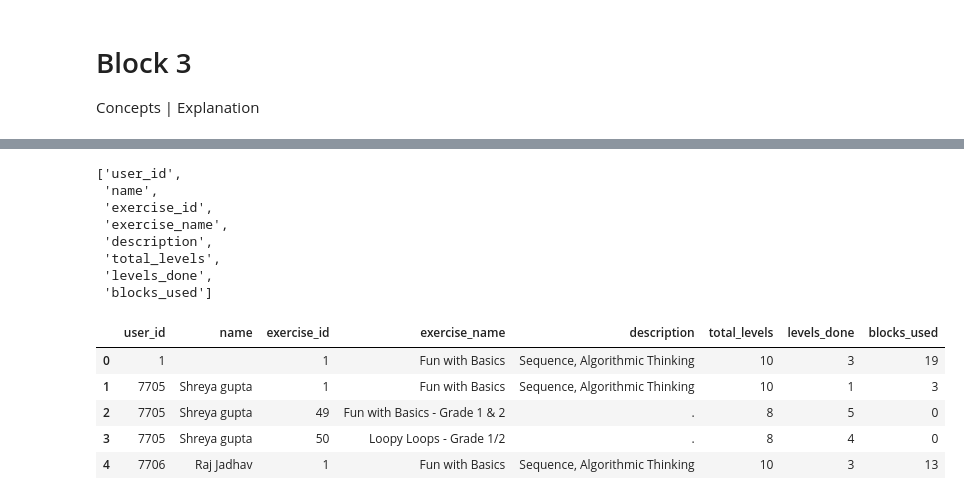
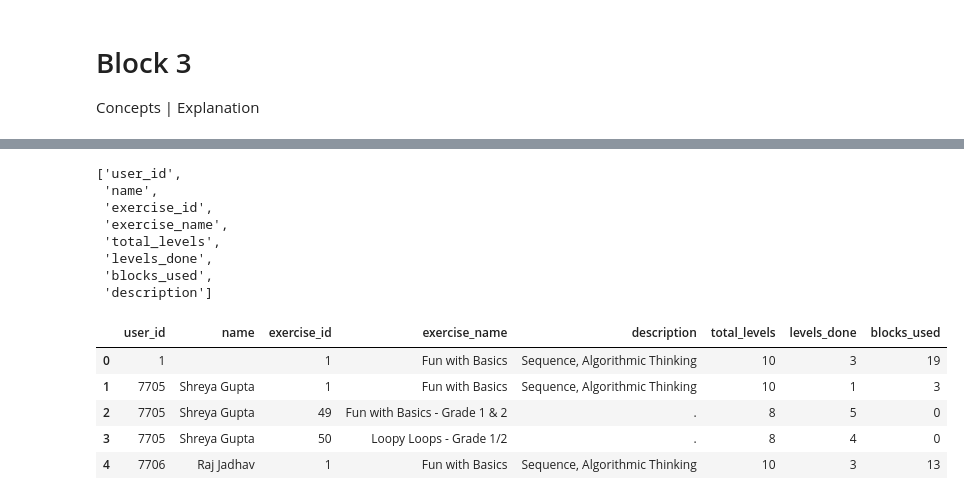
Before and after one commit to tanzeellll/itk-student-report, a Jupyter notebook: sql_data_processing.ipynb, the cells around one changed output, grey strips where cells are left out. Saved outputs shown, nothing was run; the diff lists cells and outputs as text; code cells hidden in the pictures.

```diff
--- a/sql_data_processing.ipynb
+++ b/sql_data_processing.ipynb
@@ -59,3 +59,8 @@ def count_blocks(xml):
     return len(soup.find_all('block'))
 # %%
 df['block_count'] = df['blocks'].apply(count_blocks)
+# %%
+def proper_case(string):
+    parts = string.split(' ')
+
+    return ' '.join(word.title() for word in parts[0:])
@@ -62,3 +76,5 @@ df['block_count'] = df['blocks'].apply(count_blocks)
+# %%
+df['name'] = df['name'].apply(proper_case)
 # %%
 df_ex_completed = df[df['level_completion_status']==1]
 # %%
@@ -215,21 +229,21 @@ ex.head()
 | 3 | 4 | Backyard Functions | 4 | Functions, Variables, Events | backyard_functions.png | 10 | maze | backyard_functions |  | ... |
 | 4 | 5 | Dog and the loops | 5 | Loops, Variables, Functions | Dog and the loops - Grade 4.png | 8 | maze | dog_and_the_loops |  | ... |
 # %%
-report_block3 = pd.merge(report_block2, ex[['description', 'exercise_id']], on='exercise_id', how='left')
+report_block2 = pd.merge(report_block2, ex[['description', 'exercise_id']], on='exercise_id', how='left')
 # %%
-columns = report_block3.columns.tolist()
+columns = report_block2.columns.tolist()
 columns
 # %% [output]
 ['user_id',
  'name',
  'exercise_id',
  'exercise_name',
- 'description',
  'total_levels',
  'levels_done',
- 'blocks_used']
+ 'blocks_used',
+ 'description']
 # %%
-report_block3 = report_block3[['user_id',
+report_block2 = report_block2[['user_id',
  'name',
  'exercise_id',
  'exercise_name',
@@ -238,12 +252,12 @@ report_block3 = report_block3[['user_id',
  'levels_done',
  'blocks_used']]
 # %%
-report_block3.head()
+report_block2.head()
 # %% [output]
 |  | user_id | name | exercise_id | exercise_name | description | total_levels | levels_done | blocks_used |
 | 0 | 1 |  | 1 | Fun with Basics | Sequence, Algorithmic Thinking | 10 | 3 | 19 |
-| 1 | 7705 | Shreya gupta | 1 | Fun with Basics | Sequence, Algorithmic Thinking | 10 | 1 | 3 |
-| 2 | 7705 | Shreya gupta | 49 | Fun with Basics - Grade 1 & 2 | . | 8 | 5 | 0 |
-| 3 | 7705 | Shreya gupta | 50 | Loopy Loops - Grade 1/2 | . | 8 | 4 | 0 |
+| 1 | 7705 | Shreya Gupta | 1 | Fun with Basics | Sequence, Algorithmic Thinking | 10 | 1 | 3 |
+| 2 | 7705 | Shreya Gupta | 49 | Fun with Basics - Grade 1 & 2 | . | 8 | 5 | 0 |
+| 3 | 7705 | Shreya Gupta | 50 | Loopy Loops - Grade 1/2 | . | 8 | 4 | 0 |
 | 4 | 7706 | Raj Jadhav | 1 | Fun with Basics | Sequence, Algorithmic Thinking | 10 | 3 | 13 |
 # %%
```
Also changed, not shown: parts of 15 cells of this notebook, 14 other files.
